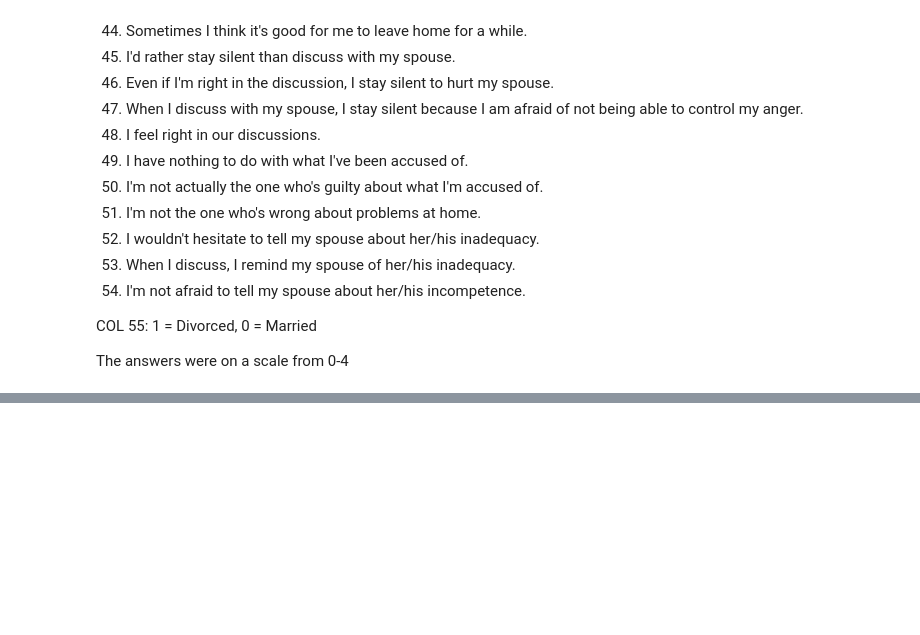
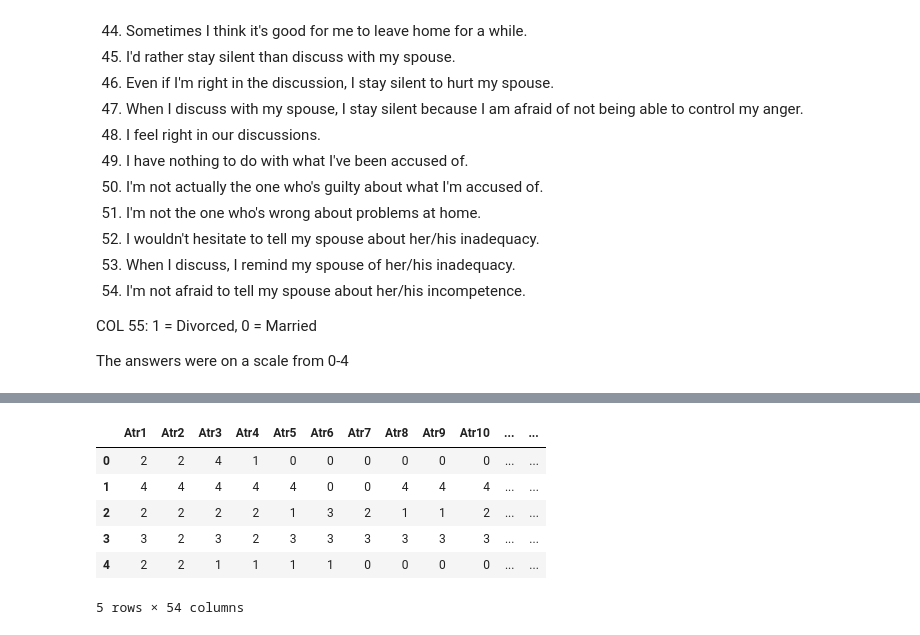
Before and after one commit to siekmeierpaul/FinalProject-Group4, a Jupyter notebook: ML Notebook Linear Regression.ipynb, the cells around one changed output, grey strips where cells are left out. Saved outputs shown, nothing was run; the diff lists cells and outputs as text; code cells hidden in the pictures; blank space fills up the shorter version.

```diff
--- a/ML Notebook Linear Regression.ipynb
+++ b/ML Notebook Linear Regression.ipynb
@@ -72,0 +147,11 @@ data
+# %%
+X = data.drop("Class", axis=1)
+X.head()
+# %% [output]
+|  | Atr1 | Atr2 | Atr3 | Atr4 | Atr5 | Atr6 | Atr7 | Atr8 | Atr9 | Atr10 | ... | ... |
+| 0 | 2 | 2 | 4 | 1 | 0 | 0 | 0 | 0 | 0 | 0 | ... | ... |
+| 1 | 4 | 4 | 4 | 4 | 4 | 0 | 0 | 4 | 4 | 4 | ... | ... |
+| 2 | 2 | 2 | 2 | 2 | 1 | 3 | 2 | 1 | 1 | 2 | ... | ... |
+| 3 | 3 | 2 | 3 | 2 | 3 | 3 | 3 | 3 | 3 | 3 | ... | ... |
+| 4 | 2 | 2 | 1 | 1 | 1 | 1 | 0 | 0 | 0 | 0 | ... | ... |
+5 rows × 54 columns
```
Also changed, not shown: parts of 32 cells of this notebook.
